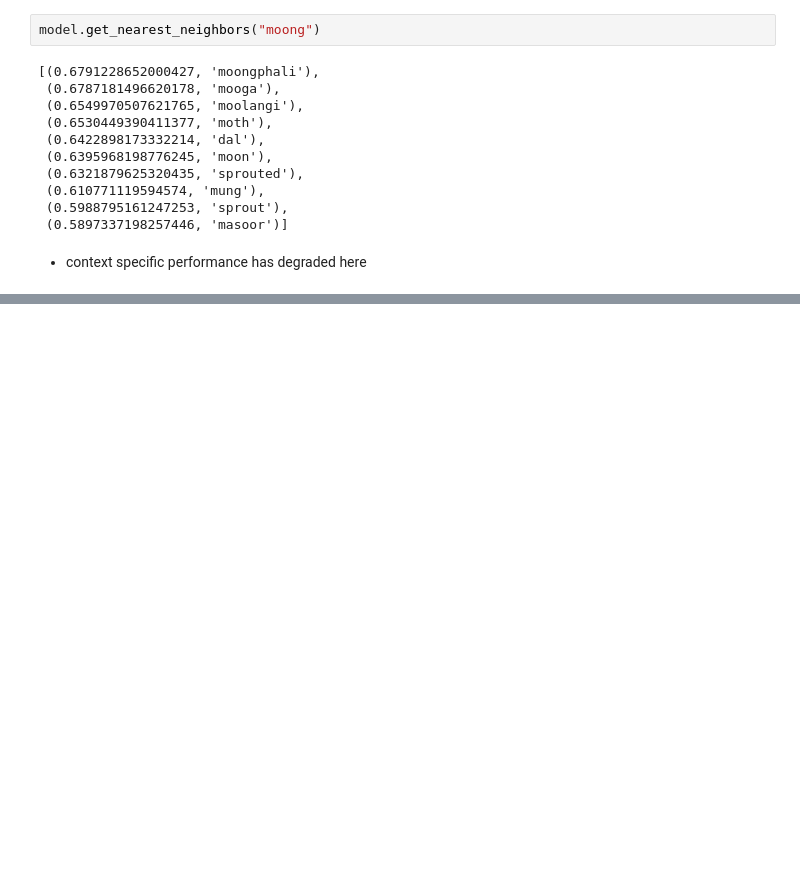
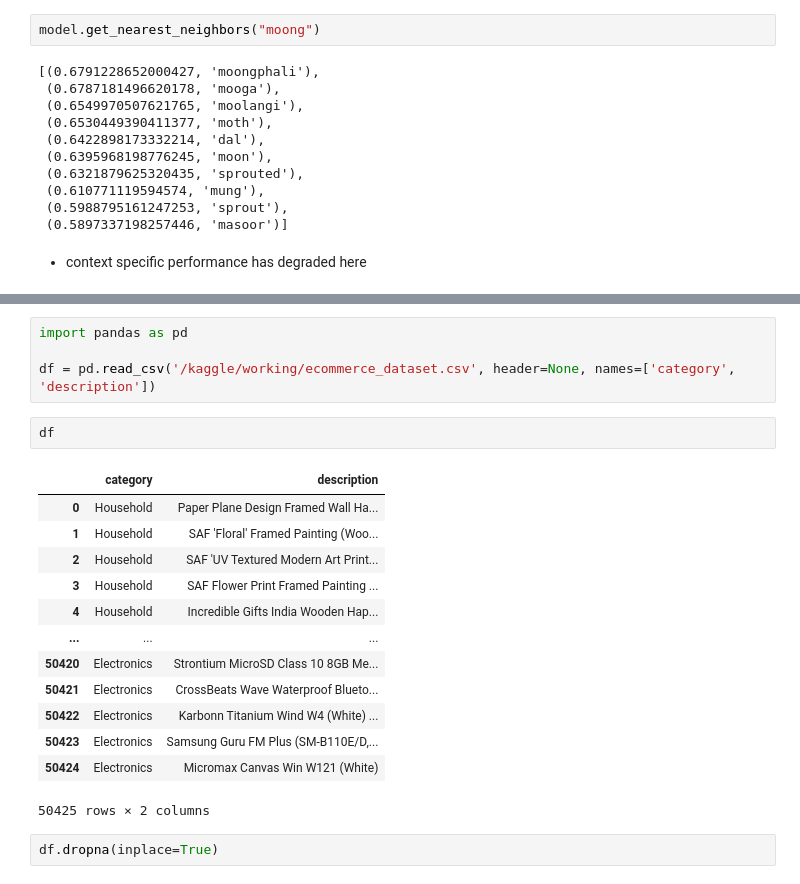
Before and after one commit to Kisara-k/Codebasics-NLP, a Jupyter notebook: 17-fasttext.ipynb, the cells around one changed output, grey strips where cells are left out. Saved outputs shown, nothing was run; the diff lists cells and outputs as text; blank space fills up the shorter version.

Commit message:
Kaggle Notebook | Codebasics NLP 17 FastText | Version 2

```diff
--- a/17-fasttext.ipynb
+++ b/17-fasttext.ipynb
@@ -264,0 +290,22 @@ model.get_nearest_neighbors("moong")
+# %%
+import pandas as pd
+
+df = pd.read_csv('/kaggle/working/ecommerce_dataset.csv', header=None, names=['category', 'description'])
+# %%
+df
+# %% [output]
+|  | category | description |
+| 0 | Household | Paper Plane Design Framed Wall Ha... |
+| 1 | Household | SAF 'Floral' Framed Painting (Woo... |
+| 2 | Household | SAF 'UV Textured Modern Art Print... |
+| 3 | Household | SAF Flower Print Framed Painting ... |
+| 4 | Household | Incredible Gifts India Wooden Hap... |
+| ... | ... | ... |
+| 50420 | Electronics | Strontium MicroSD Class 10 8GB Me... |
+| 50421 | Electronics | CrossBeats Wave Waterproof Blueto... |
+| 50422 | Electronics | Karbonn Titanium Wind W4 (White) ... |
+| 50423 | Electronics | Samsung Guru FM Plus (SM-B110E/D,... |
+| 50424 | Electronics | Micromax Canvas Win W121 (White) |
+50425 rows × 2 columns
+# %%
+df.dropna(inplace=True)
```
Also changed, not shown: parts of 27 cells of this notebook.
